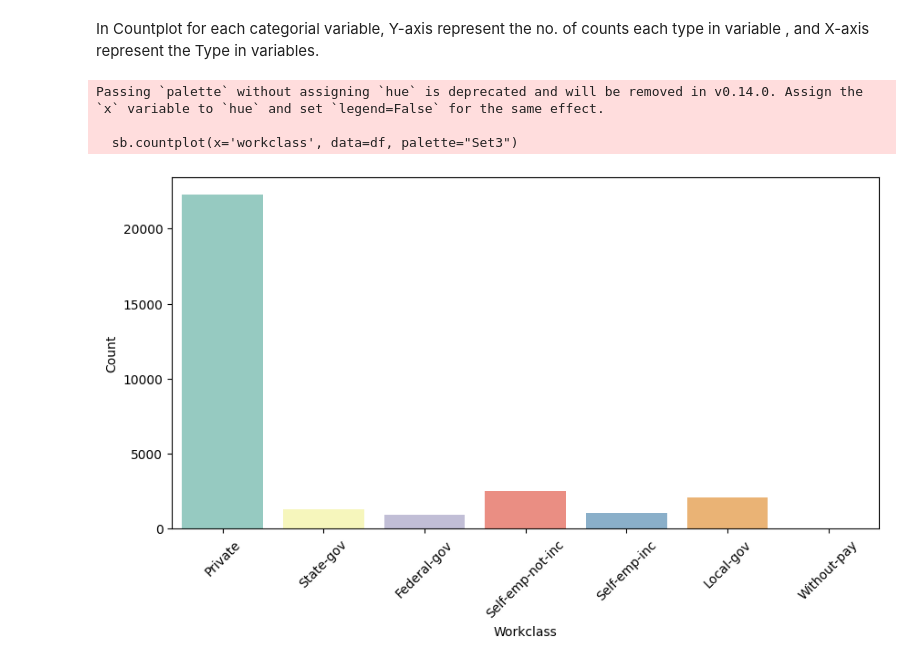
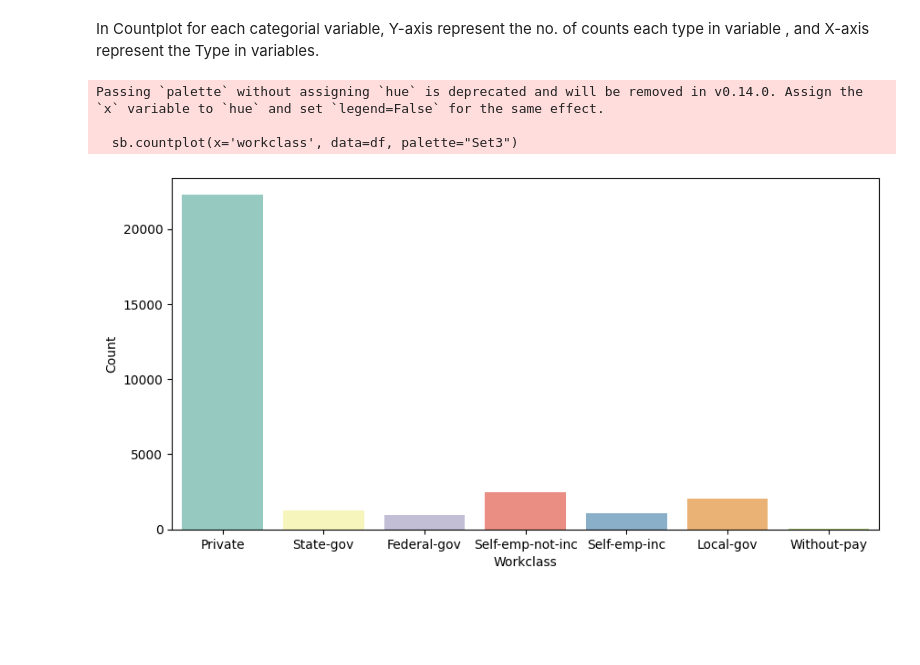
Before and after one commit to soniya-builds/Data-Analysis-Projects, a Jupyter notebook: Full Data Analysis Project with Python/raw_code.ipynb, the cells around one changed output. Cells and saved outputs as stored; diff of their text form; code cells hidden in the pictures; blank space fills up the shorter version.

```diff
--- a/Full Data Analysis Project with Python/raw_code.ipynb
+++ b/Full Data Analysis Project with Python/raw_code.ipynb
@@ -216,13 +216,13 @@ In Countplot for each categorial variable, Y-axis represent the no. of counts ea
 # %%
 ### Workclass
 plt.figure(figsize=(10,5))
 sb.countplot(x='workclass', data=df, palette="Set3")
-plt.xticks(rotation=45)
+plt.xticks(rotation=0)
 plt.ylabel("Count")
 plt.xlabel("Workclass")
 plt.show()
 # %% [output]
 Passing `palette` without assigning `hue` is deprecated and will be removed in v0.14.0. Assign the `x` variable to `hue` and set `legend=False` for the same effect.
 
   sb.countplot(x='workclass', data=df, palette="Set3")
-[figure, old version]
+[figure, new version]
```
